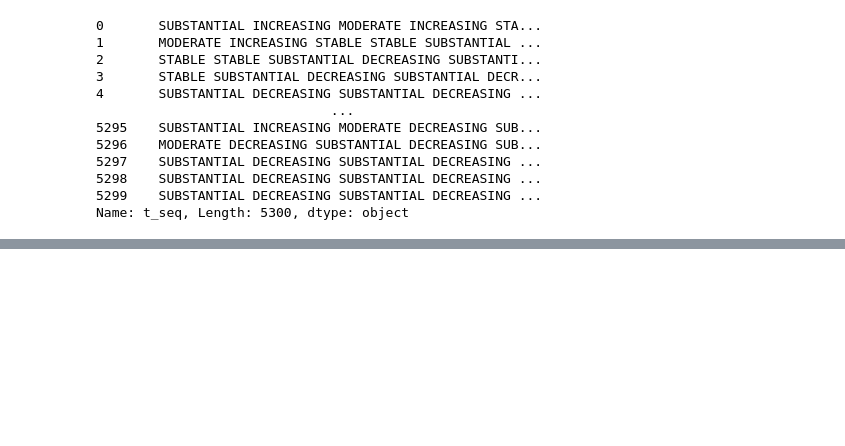
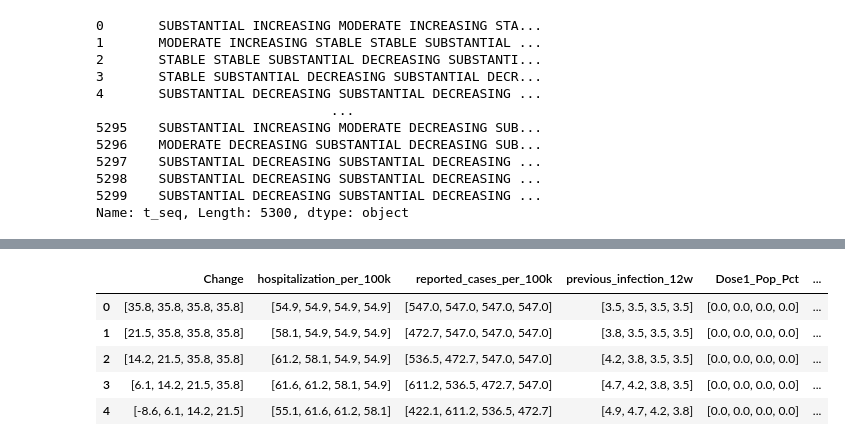
Before and after one commit to AndyJZhao/CovidLLM, a Jupyter notebook: src/notebooks/data_preprocess.ipynb, the cells around one changed output, grey strips where cells are left out. Saved outputs shown, nothing was run; the diff lists cells and outputs as text; code cells hidden in the pictures; blank space fills up the shorter version.

Commit message:
[v3.8 Data Aug]

```diff
--- a/src/notebooks/data_preprocess.ipynb
+++ b/src/notebooks/data_preprocess.ipynb
@@ -106,6 +108,6 @@ Index(['state_name', 'fips', 'Week', 'Week_start', 'Week_end',
 # %%
 # ! Round floats
 state_df[state_df.select_dtypes(include=['float64']).columns] = state_df.select_dtypes(include=['float64']).round(2)
-data[data.select_dtypes(include=['float64']).columns] = data.select_dtypes(include=['float64']).round(2)
+dynamic_df[dynamic_df.select_dtypes(include=['float64']).columns] = dynamic_df.select_dtypes(include=['float64']).round(2)
 # %%
 # ! Add Unique IDs
@@ -132,7 +134,7 @@ data
 # %%
 # Splitting the dataframe
 splits = {}
-df = data
+df = dynamic_df
 train_df = df[df['Week_start'] < '2021-10-01']
 val_df = df[(df['Week_start'] >= '2021-10-01') & (df['Week_start'] < '2022-09-01')]
 test_df = df[df['Week_start'] >= '2022-09-01']
@@ -172,14 +174,14 @@ label_info
 | 6 | risk | medium | MEDIUM |
 | 7 | risk | low | LOW |
 # %%
-merged_dynamic = data.merge(state_df, on='fips')
+data = dynamic_df.merge(state_df, on='fips')
 for target_type, target_name in (('r', 'Risk_level'), ('t', 'Trend')):
     for week in (0, 1, 2, 3, 4):
         col = target_name + (f'_{week}w' if week > 0 else '')
-        merged_dynamic[f'{target_type}{week}'] = merged_dynamic[col].str.upper()
-        merged_dynamic.drop(col, axis=1, inplace=True)
+        data[f'{target_type}{week}'] = data[col].str.upper()
+        data.drop(col, axis=1, inplace=True)
 
-merged_dynamic
+data
 # %% [output]
 |  | state_name | fips | Week | Week_start | Week_end | hospitalization_per_100k | Change | ... |
 | 0 | Alabama | 01 | 2020-12-14/2020-12-20 | 2020-12-14 | 2020-12-20 | 54.9 | 35.8 | ... |
@@ -290,9 +292,9 @@ MODERATE DECREASING        718
 MODERATE INCREASING        491
 Name: t1, dtype: int64
 # %%
-merged_dynamic['t_seq'] = merged_dynamic['t1'].str.cat(merged_dynamic[['t2', 't3', 't4']], sep=' ')
-merged_dynamic['r_seq'] = merged_dynamic['r1'].str.cat(merged_dynamic[['r2', 'r3', 'r4']], sep=' ')
-merged_dynamic['t_seq']
+data['t_seq'] = data['t1'].str.cat(data[['t2', 't3', 't4']], sep=' ')
+data['r_seq'] = data['r1'].str.cat(data[['r2', 'r3', 'r4']], sep=' ')
+data['t_seq']
 # %% [output]
 0       SUBSTANTIAL INCREASING MODERATE INCREASING STA...
 1       MODERATE INCREASING STABLE STABLE SUBSTANTIAL ...
@@ -308,0 +326,50 @@ Name: t_seq, Length: 5300, dtype: object
+# %%
+# ! Process continuous attributes to sequences
+from tqdm import tqdm
+from functools import partial
+
+dynamic_cols= [
+    # @ Change of Hospitalization
+    'Change',
+    # @ Infection
+    'hospitalization_per_100k', # Current Risk
+    'reported_cases_per_100k',
+    'previous_infection_12w',
+    # @ Vaccine
+    'Dose1_Pop_Pct',
+    'Series_Complete_Pop_Pct',
+    'Additional_Doses_Vax_Pct',
+    # @ Regulations
+    #    'C1M_School closing',
+    #    'C2M_Workplace closing',
+    #    'C3M_Cancel public events',
+    'C4M_Restrictions on gatherings',
+    'C6M_Stay at home requirements',
+    #    'C7M_Restrictions on internal movement',
+    #    'C8NV_International travel controls',
+    #    'C8V_International travel controls',
+    # * Temporarily abandoned
+#    'H1_Public information campaigns',
+#    'H2_Testing policy',
+#    'H3_Contact tracing',
+#    'H6M_Facial Coverings',
+#    'H8M_Protection of elderly people',
+    # @ Other ignored_cols
+    #    'fips', 'Week', 'Week_start', 'Week_end' # No need to let LLM know the exact dates
+  ]
+max_in_weeks = 4
+def process_seq_col(r, df, col):
+    week_row_ids = {i: np.where(df.uid == f'{r.state_name}-W{max(r.week_id - i, 0)}')[0][0] for i in range(max_in_weeks)}
+    seq = [df.iloc[i][col] for _, i in week_row_ids.items()]
+    assert len(seq) >= 1
+    return seq
+for col in tqdm(dynamic_cols, 'Processing sequential data'):
+    data[col] = data.apply(partial(process_seq_col, df=df, col=col), axis=1)
+data[dynamic_cols].head(5)
+# %% [output]
+|  | Change | hospitalization_per_100k | reported_cases_per_100k | previous_infection_12w | Dose1_Pop_Pct | ... |
+| 0 | [35.8, 35.8, 35.8, 35.8] | [54.9, 54.9, 54.9, 54.9] | [547.0, 547.0, 547.0, 547.0] | [3.5, 3.5, 3.5, 3.5] | [0.0, 0.0, 0.0, 0.0] | ... |
+| 1 | [21.5, 35.8, 35.8, 35.8] | [58.1, 54.9, 54.9, 54.9] | [472.7, 547.0, 547.0, 547.0] | [3.8, 3.5, 3.5, 3.5] | [0.0, 0.0, 0.0, 0.0] | ... |
+| 2 | [14.2, 21.5, 35.8, 35.8] | [61.2, 58.1, 54.9, 54.9] | [536.5, 472.7, 547.0, 547.0] | [4.2, 3.8, 3.5, 3.5] | [0.0, 0.0, 0.0, 0.0] | ... |
+| 3 | [6.1, 14.2, 21.5, 35.8] | [61.6, 61.2, 58.1, 54.9] | [611.2, 536.5, 472.7, 547.0] | [4.7, 4.2, 3.8, 3.5] | [0.0, 0.0, 0.0, 0.0] | ... |
+| 4 | [-8.6, 6.1, 14.2, 21.5] | [55.1, 61.6, 61.2, 58.1] | [422.1, 611.2, 536.5, 472.7] | [4.9, 4.7, 4.2, 3.8] | [0.0, 0.0, 0.0, 0.0] | ... |
```
Also changed, not shown: parts of 20 cells of this notebook, 4 other files.
